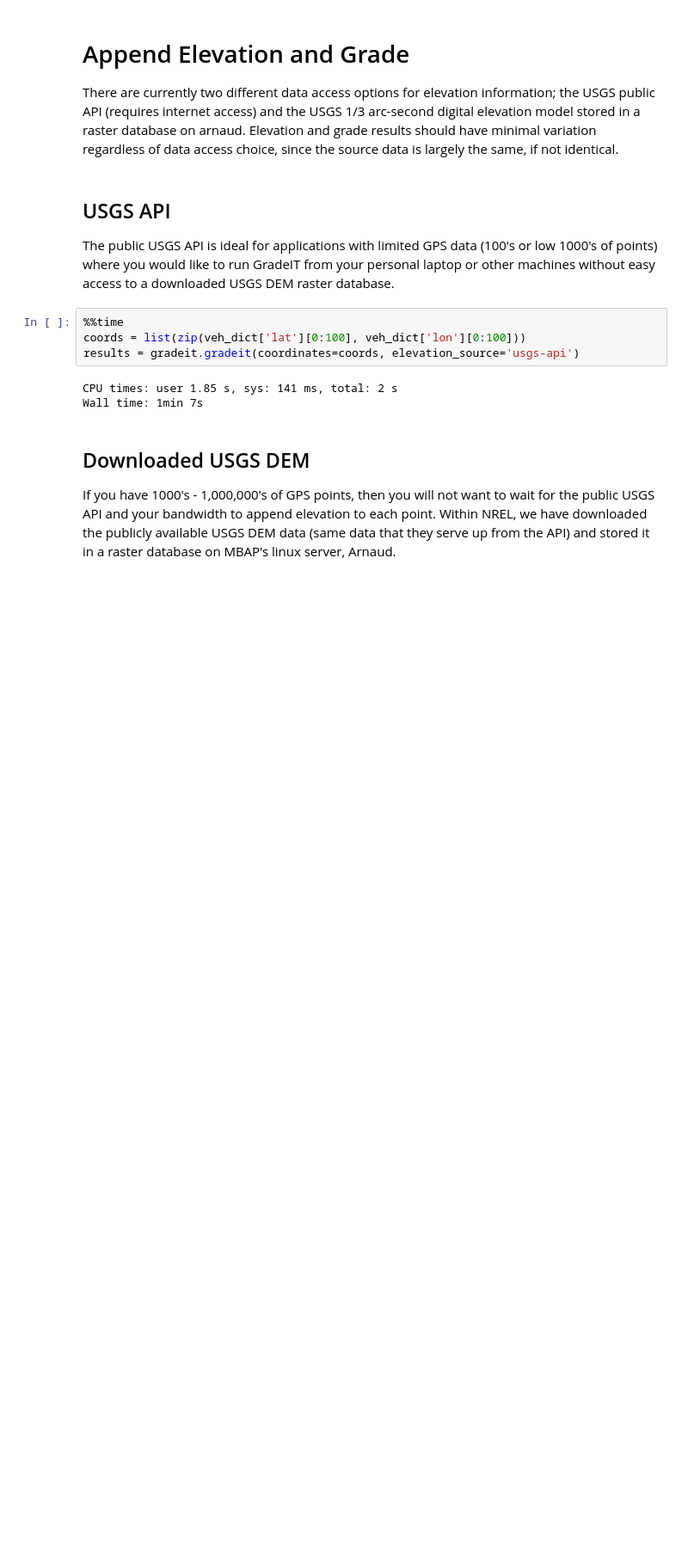
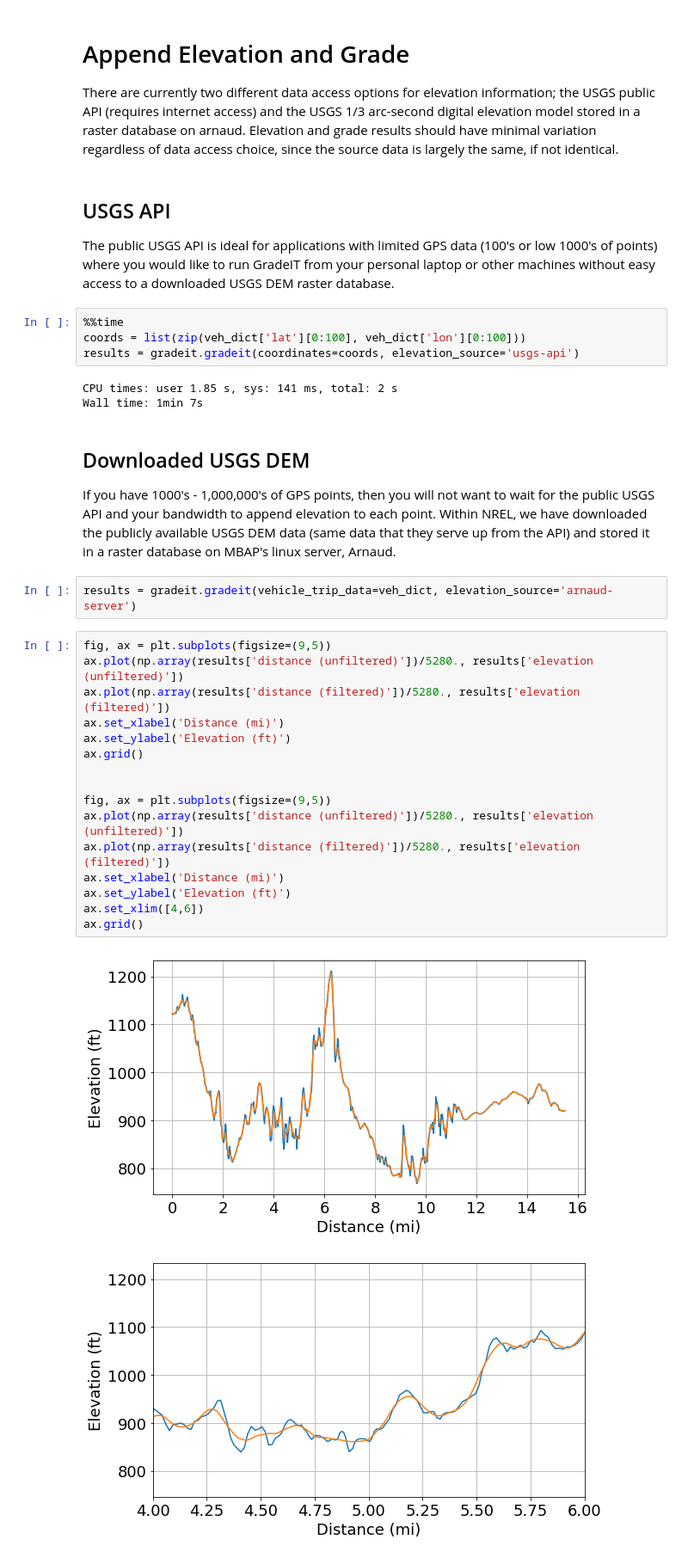
Before and after one commit to NREL/gradeit, a Jupyter notebook: demo/tech_targets_demo.ipynb, the cells around one changed output. Shown: that part at 86% size. Cells and saved outputs as stored; diff of their text form; blank space fills up the shorter version.

```diff
--- a/demo/tech_targets_demo.ipynb
+++ b/demo/tech_targets_demo.ipynb
@@ -70,3 +76,24 @@ Wall time: 1min 7s
 ## Downloaded USGS DEM
 
 If you have 1000's - 1,000,000's of GPS points, then you will not want to wait for the public USGS API and your bandwidth to append elevation to each point. Within NREL, we have downloaded the publicly available USGS DEM data (same data that they serve up from the API) and stored it in a raster database on MBAP's linux server, Arnaud.
+# %%
+results = gradeit.gradeit(vehicle_trip_data=veh_dict, elevation_source='arnaud-server')
+# %%
+fig, ax = plt.subplots(figsize=(9,5))
+ax.plot(np.array(results['distance (unfiltered)'])/5280., results['elevation (unfiltered)'])
+ax.plot(np.array(results['distance (filtered)'])/5280., results['elevation (filtered)'])
+ax.set_xlabel('Distance (mi)')
+ax.set_ylabel('Elevation (ft)')
+ax.grid()
+
+
+fig, ax = plt.subplots(figsize=(9,5))
+ax.plot(np.array(results['distance (unfiltered)'])/5280., results['elevation (unfiltered)'])
+ax.plot(np.array(results['distance (filtered)'])/5280., results['elevation (filtered)'])
+ax.set_xlabel('Distance (mi)')
+ax.set_ylabel('Elevation (ft)')
+ax.set_xlim([4,6])
+ax.grid()
+# %% [output]
+[figure, added]
+[figure, added]
```
Also changed, not shown: parts of 7 cells of this notebook, 2 other files.
